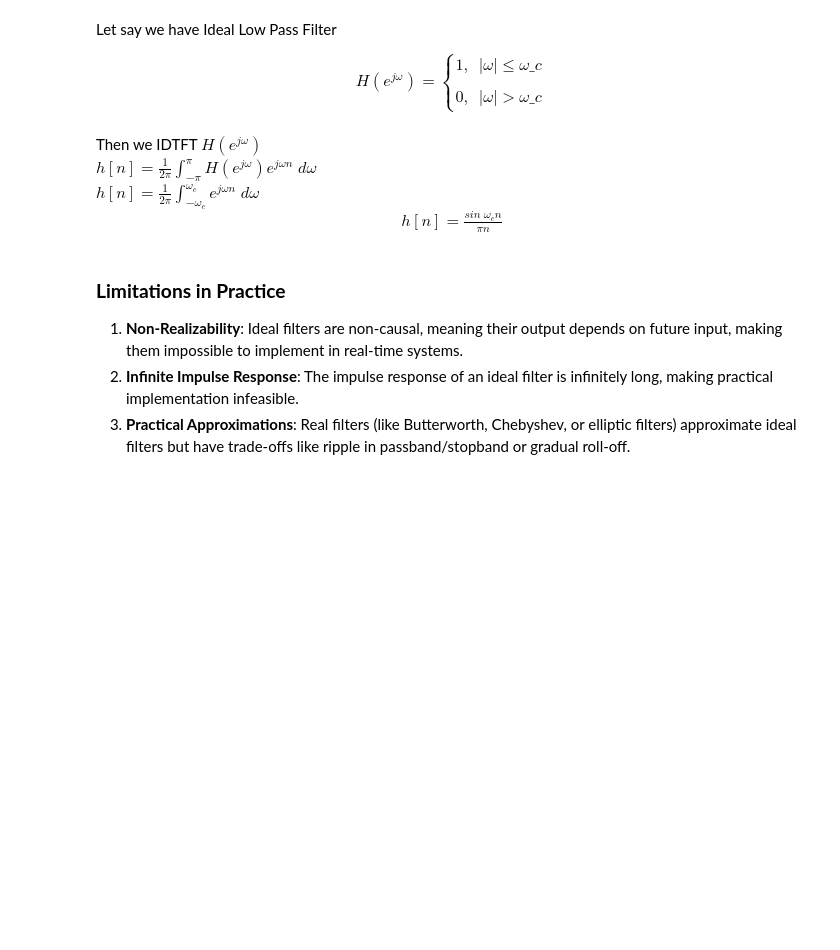
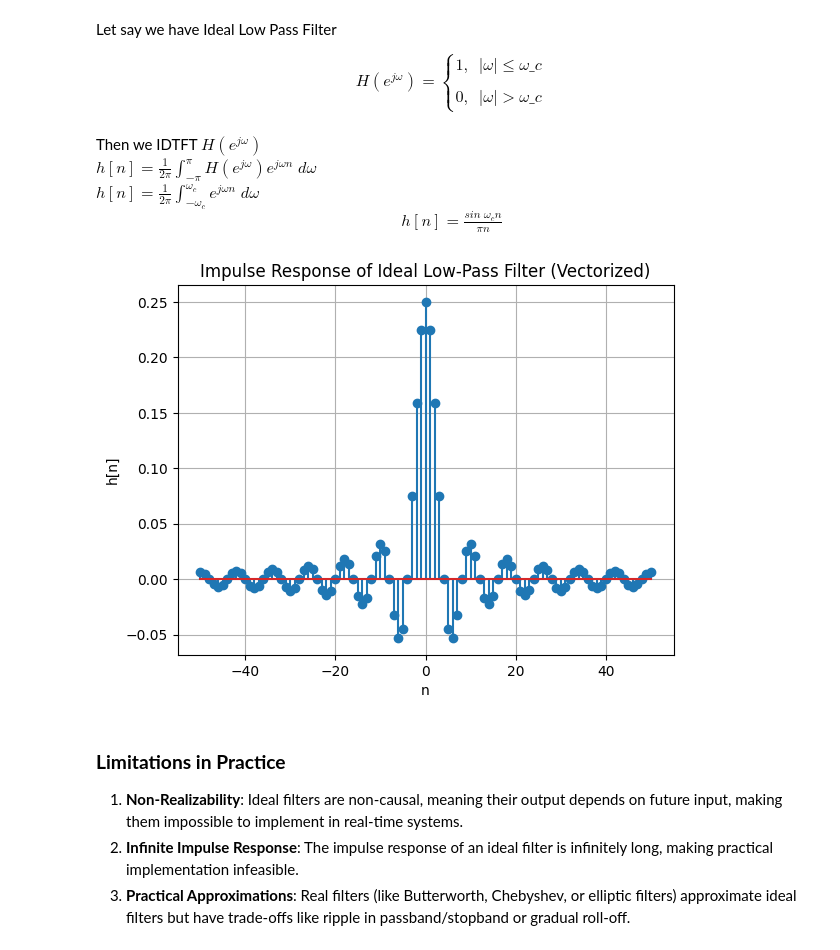
Before and after one commit to zharfanw/zhongshan_dsp_python, a Jupyter notebook: 11_Filter_Introduction.ipynb, the cells around one changed output. Drawn from its saved outputs; the diff is of its cells as text; code cells hidden in the pictures; blank space fills up the shorter version.

```diff
--- a/11_Filter_Introduction.ipynb
+++ b/11_Filter_Introduction.ipynb
@@ -175,6 +175,35 @@ $
 h[n] = \frac{sin \; \omega_c n}{\pi n}
 $
 </center>
+# %%
+import numpy as np
+import matplotlib.pyplot as plt
+
+# Define the cutoff frequency ω_c
+omega_c = np.pi / 4
+
+# Define the range of n
+n = np.arange(-50, 51)
+
+# Avoid division by zero by temporarily replacing zero with a small value
+n_zero = n.copy()
+n_zero[n_zero == 0] = 1  # Temporary placeholder to avoid division by zero
+
+# Compute h[n] using vectorized operations
+h = np.sin(omega_c * n_zero) / (np.pi * n_zero)
+
+# Correct the value at n = 0
+h[n == 0] = omega_c / np.pi
+
+# Plot the impulse response
+plt.stem(n, h)
+plt.xlabel('n')
+plt.ylabel('h[n]')
+plt.title('Impulse Response of Ideal Low-Pass Filter (Vectorized)')
+plt.grid(True)
+plt.show()
+# %% [output]
+[figure, added]
 # %% [markdown]
 ### **Limitations in Practice**
 1. **Non-Realizability**: Ideal filters are non-causal, meaning their output depends on future input, making them impossible to implement in real-time systems.
```
Also changed, not shown: parts of 7 cells of this notebook.
